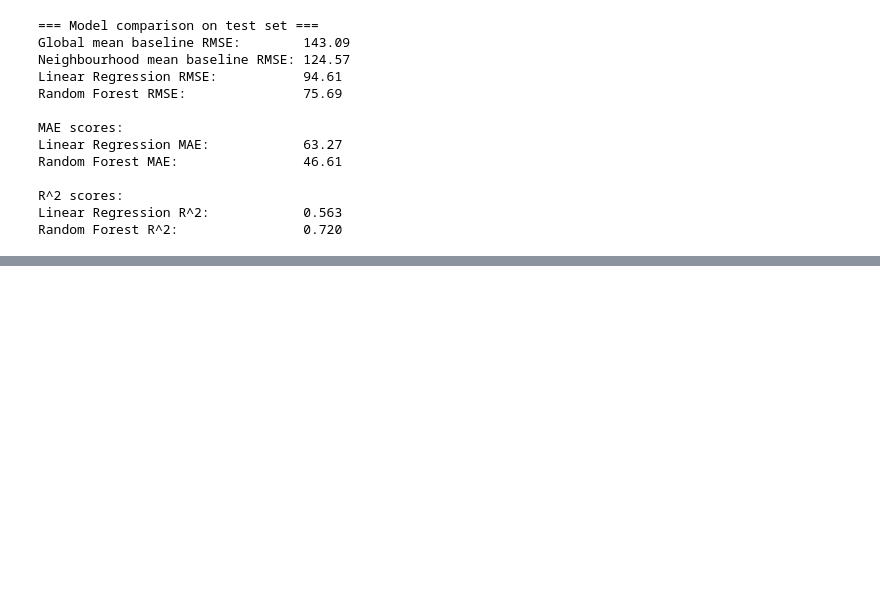
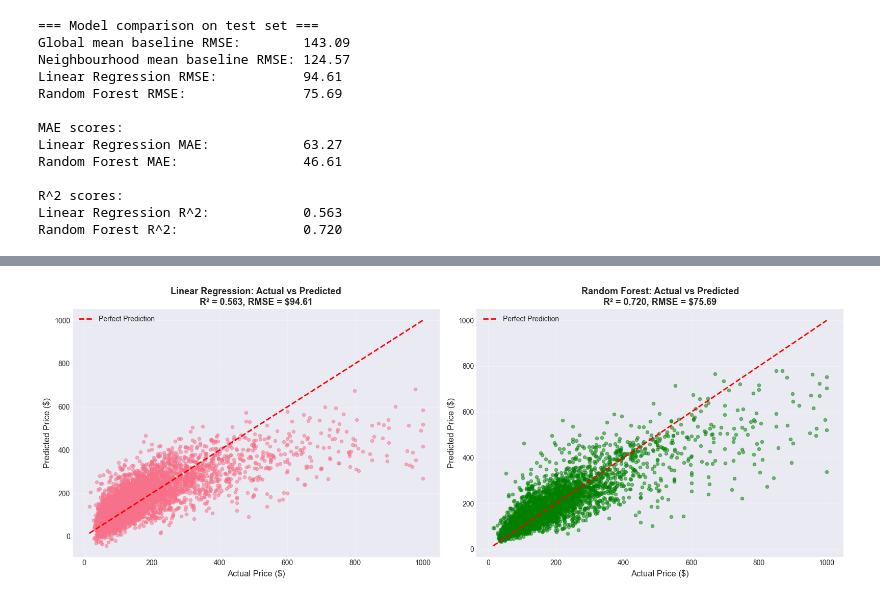
Before and after one commit to Pranav-Bathula/Airbnb-Price-Predictor, a Jupyter notebook: notebooks/model.ipynb, the cells around one changed output, grey strips where cells are left out. Cells and saved outputs as stored; diff of their text form; code cells hidden in the pictures; blank space fills up the shorter version.

```diff
--- a/notebooks/model.ipynb
+++ b/notebooks/model.ipynb
@@ -302,0 +469,30 @@ Random Forest R^2:                0.720
+# %%
+# 2. Actual vs Predicted Scatter Plots
+fig, axes = plt.subplots(1, 2, figsize=(16, 6))
+
+# Linear Regression
+axes[0].scatter(y_test, y_pred_lr, alpha=0.5, s=20)
+axes[0].plot([y_test.min(), y_test.max()], [y_test.min(), y_test.max()],
+             'r--', lw=2, label='Perfect Prediction')
+axes[0].set_xlabel('Actual Price ($)', fontsize=12)
+axes[0].set_ylabel('Predicted Price ($)', fontsize=12)
+axes[0].set_title(f'Linear Regression: Actual vs Predicted\nR² = {r2_lr:.3f}, RMSE = ${rmse_lr:.2f}',
+                  fontsize=13, fontweight='bold')
+axes[0].legend()
+axes[0].grid(alpha=0.3)
+
+# Random Forest
+axes[1].scatter(y_test, y_pred_rf, alpha=0.5, s=20, color='green')
+axes[1].plot([y_test.min(), y_test.max()], [y_test.min(), y_test.max()],
+             'r--', lw=2, label='Perfect Prediction')
+axes[1].set_xlabel('Actual Price ($)', fontsize=12)
+axes[1].set_ylabel('Predicted Price ($)', fontsize=12)
+axes[1].set_title(f'Random Forest: Actual vs Predicted\nR² = {r2_rf:.3f}, RMSE = ${rmse_rf:.2f}',
+                  fontsize=13, fontweight='bold')
+axes[1].legend()
+axes[1].grid(alpha=0.3)
+
+plt.tight_layout()
+plt.show()
+# %% [output]
+[figure, added]
```
Also changed, not shown: parts of 13 cells of this notebook, 2 other files.
